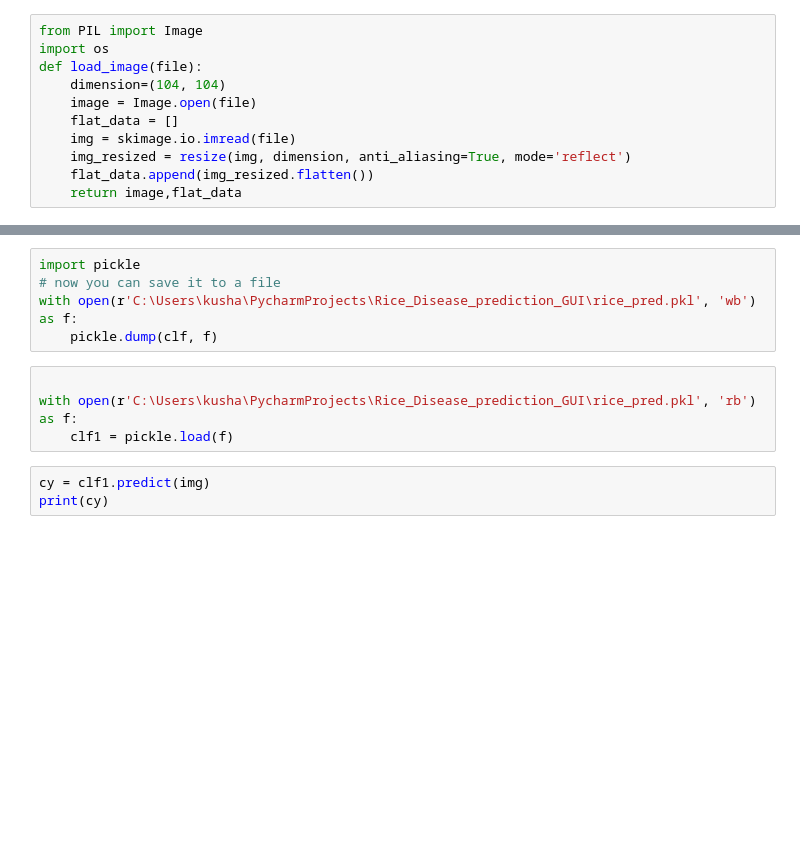
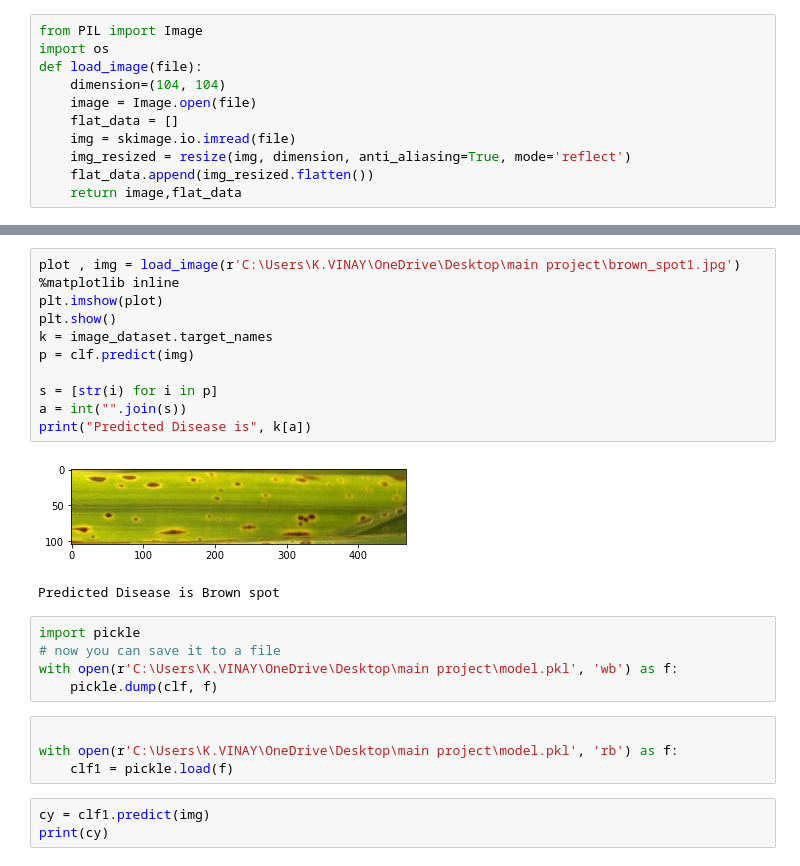
Before and after one commit to vinayKagitha/PaddyLeafDiseasePrediction_SVM, a Jupyter notebook: Rice_desease_pred_SVM.ipynb, the cells around one changed output, grey strips where cells are left out. Drawn from its saved outputs; the diff is of its cells as text; blank space fills up the shorter version.

```diff
--- a/Rice_desease_pred_SVM.ipynb
+++ b/Rice_desease_pred_SVM.ipynb
@@ -136,11 +137,25 @@ Predicted Disease is Leaf smut
+# %%
+plot , img = load_image(r'C:\Users\K.VINAY\OneDrive\Desktop\main project\brown_spot1.jpg')
+%matplotlib inline
+plt.imshow(plot)
+plt.show()
+k = image_dataset.target_names
+p = clf.predict(img)
+
+s = [str(i) for i in p]
+a = int("".join(s))
+print("Predicted Disease is", k[a])
+# %% [output]
+[figure, added]
+Predicted Disease is Brown spot
 # %%
 import pickle
 # now you can save it to a file
-with open(r'C:\Users\kusha\PycharmProjects\Rice_Disease_prediction_GUI\rice_pred.pkl', 'wb') as f:
+with open(r'C:\Users\K.VINAY\OneDrive\Desktop\main project\model.pkl', 'wb') as f:
     pickle.dump(clf, f)
 # %%
 
-with open(r'C:\Users\kusha\PycharmProjects\Rice_Disease_prediction_GUI\rice_pred.pkl', 'rb') as f:
+with open(r'C:\Users\K.VINAY\OneDrive\Desktop\main project\model.pkl', 'rb') as f:
     clf1 = pickle.load(f)
 # %%
 cy = clf1.predict(img)
```
Also changed, not shown: parts of 8 cells of this notebook.
